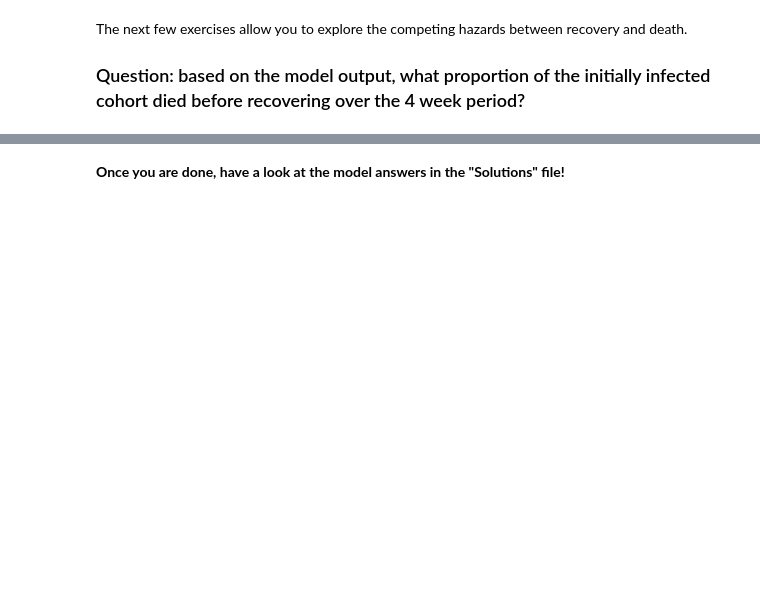
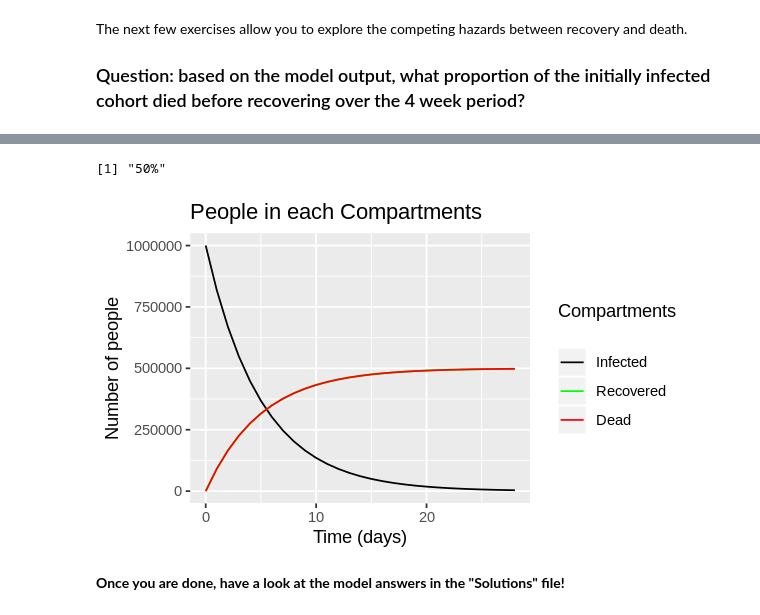
Before and after one commit to Arashlf/Developing-the-SIR-Model-ICL, a Jupyter notebook: Week 1/Mod_1_notebook_2_Simulating_Competing_Hazards.ipynb, the cells around one changed output, grey strips where cells are left out. Cells and saved outputs as stored; diff of their text form; code cells hidden in the pictures; blank space fills up the shorter version.

```diff
--- a/Week 1/Mod_1_notebook_2_Simulating_Competing_Hazards.ipynb
+++ b/Week 1/Mod_1_notebook_2_Simulating_Competing_Hazards.ipynb
@@ -66,2 +106,25 @@ In the cell below, copy-paste the code from above and modify it to simulate the
+# %%
+### YOUR CODE GOES HERE ###
+parameters2 <- c(gamma = 0.1, mu = 0.1)
+
+output2 <- as.data.frame(ode(y = initial_state_values,
+                            times = times,
+                            func = cohort_model,
+                            parms = parameters2))
+
+output_long2 <- melt(as.data.frame(output2), id = "time")
+
+options(repr.plot.width = 5, repr.plot.height = 3)
+ggplot(data = output_long2,          # specify object containing data to plot
+       aes(x = time, y = value, group = variable, colour = variable)) +   # assign columns to axes and groups
+  geom_line() +                     # represent data as lines
+  labs(title = "People in each Compartments", x = "Time (days)", y = "Number of people", color = "Compartments\n") +
+  scale_color_manual(labels = c("Infected", "Recovered", "Dead"), values = c("black", "green", "red"))
+
+# Answer: mu / (mu+gamma)
+paste0(100 * parameters2[2] / (parameters2[2] + parameters2[1]), "%")
+# %% [output]
+[1] "50%"
+[figure, added]
 # %% [markdown]
 **Once you are done, have a look at the model answers in the "Solutions" file!**
```
Also changed, not shown: parts of 16 cells of this notebook.
